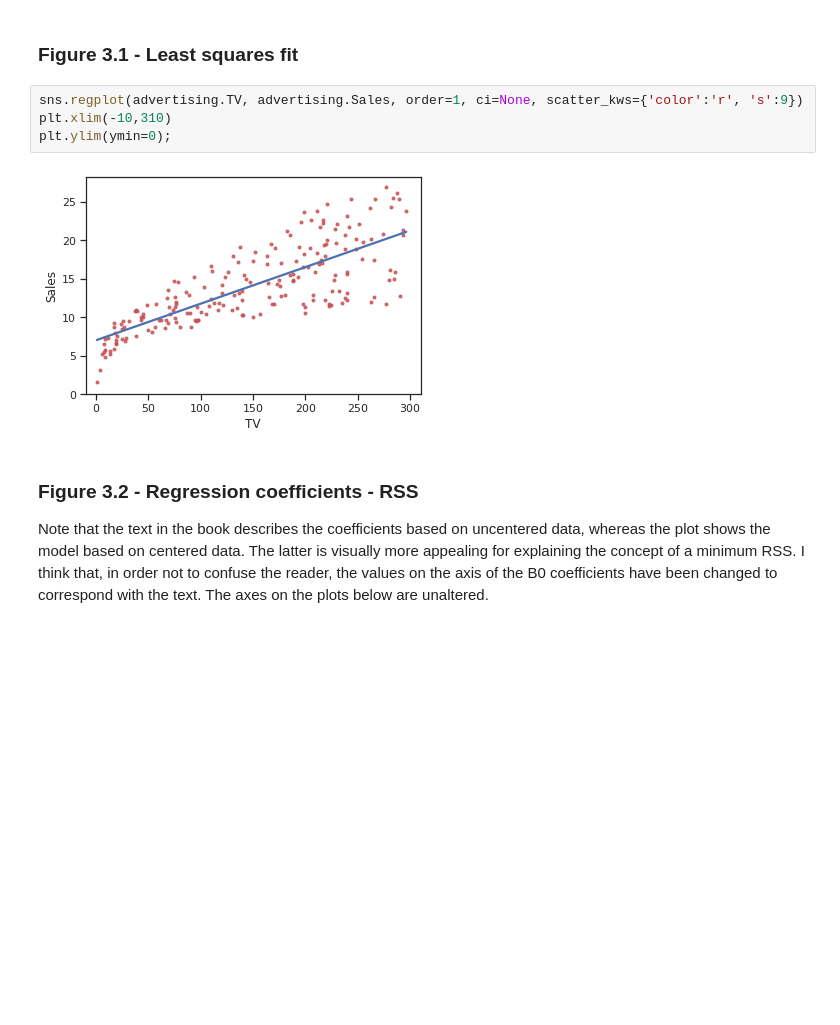
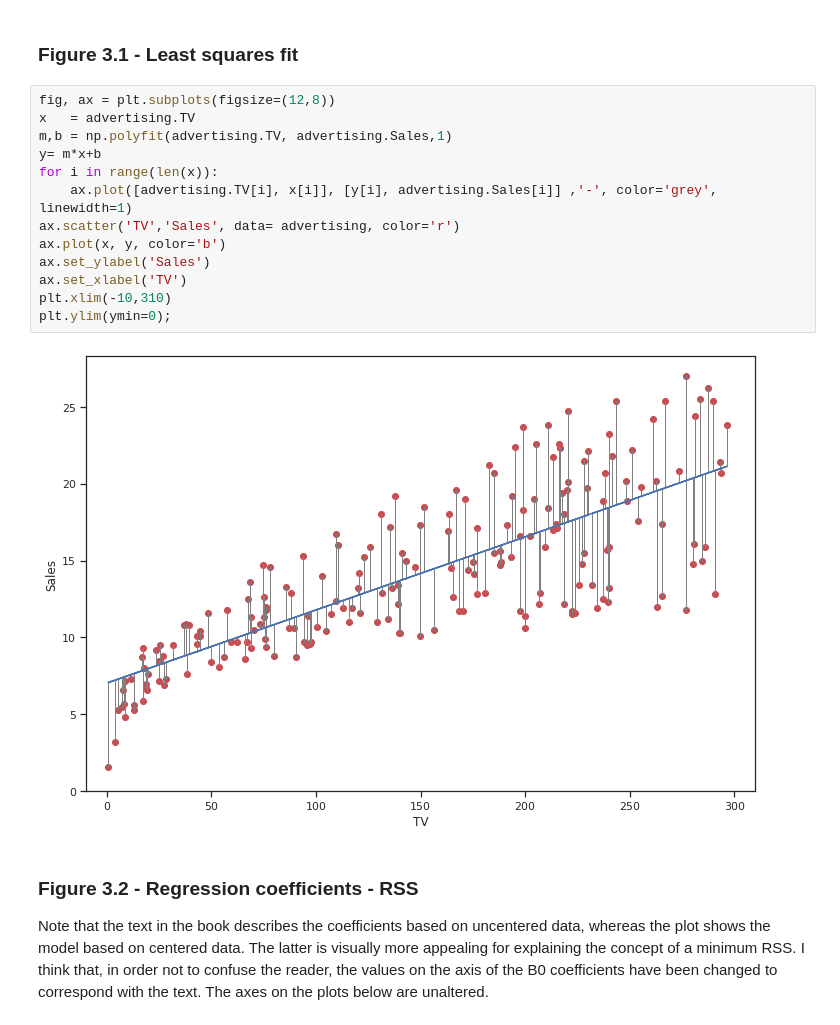
Before and after one commit to tvanzyl/ISL1_Python, a Jupyter notebook: Notebooks/Chapter 3.ipynb, the cells around one changed output. Saved outputs shown, nothing was run; the diff lists cells and outputs as text; blank space fills up the shorter version.

```diff
--- a/Notebooks/Chapter 3.ipynb
+++ b/Notebooks/Chapter 3.ipynb
@@ -77,12 +77,21 @@ memory usage: 30.6+ KB
 ## 3.1 Simple Linear Regression
 # %% [markdown]
 ### Figure 3.1 - Least squares fit
-# %%
-sns.regplot(advertising.TV, advertising.Sales, order=1, ci=None, scatter_kws={'color':'r', 's':9})
-plt.xlim(-10,310)
-plt.ylim(ymin=0);
-# %% [output]
-[figure, removed]
+# %%
+fig, ax = plt.subplots(figsize=(12,8))
+x   = advertising.TV
+m,b = np.polyfit(advertising.TV, advertising.Sales,1)
+y= m*x+b
+for i in range(len(x)):
+    ax.plot([advertising.TV[i], x[i]], [y[i], advertising.Sales[i]] ,'-', color='grey', linewidth=1)
+ax.scatter('TV','Sales', data= advertising, color='r')
+ax.plot(x, y, color='b')
+ax.set_ylabel('Sales')
+ax.set_xlabel('TV')
+plt.xlim(-10,310)
+plt.ylim(ymin=0);
+# %% [output]
+[figure, added]
 # %% [markdown]
 ### Figure 3.2 - Regression coefficients - RSS
 Note that the text in the book describes the coefficients based on uncentered data, whereas the plot shows the model based on centered data. The latter is visually more appealing for explaining the concept of a minimum RSS. I think that, in order not to confuse the reader, the values on the axis of the B0 coefficients have been changed to correspond with the text. The axes on the plots below are unaltered.
```
Also changed, not shown: parts of 3 cells of this notebook.
